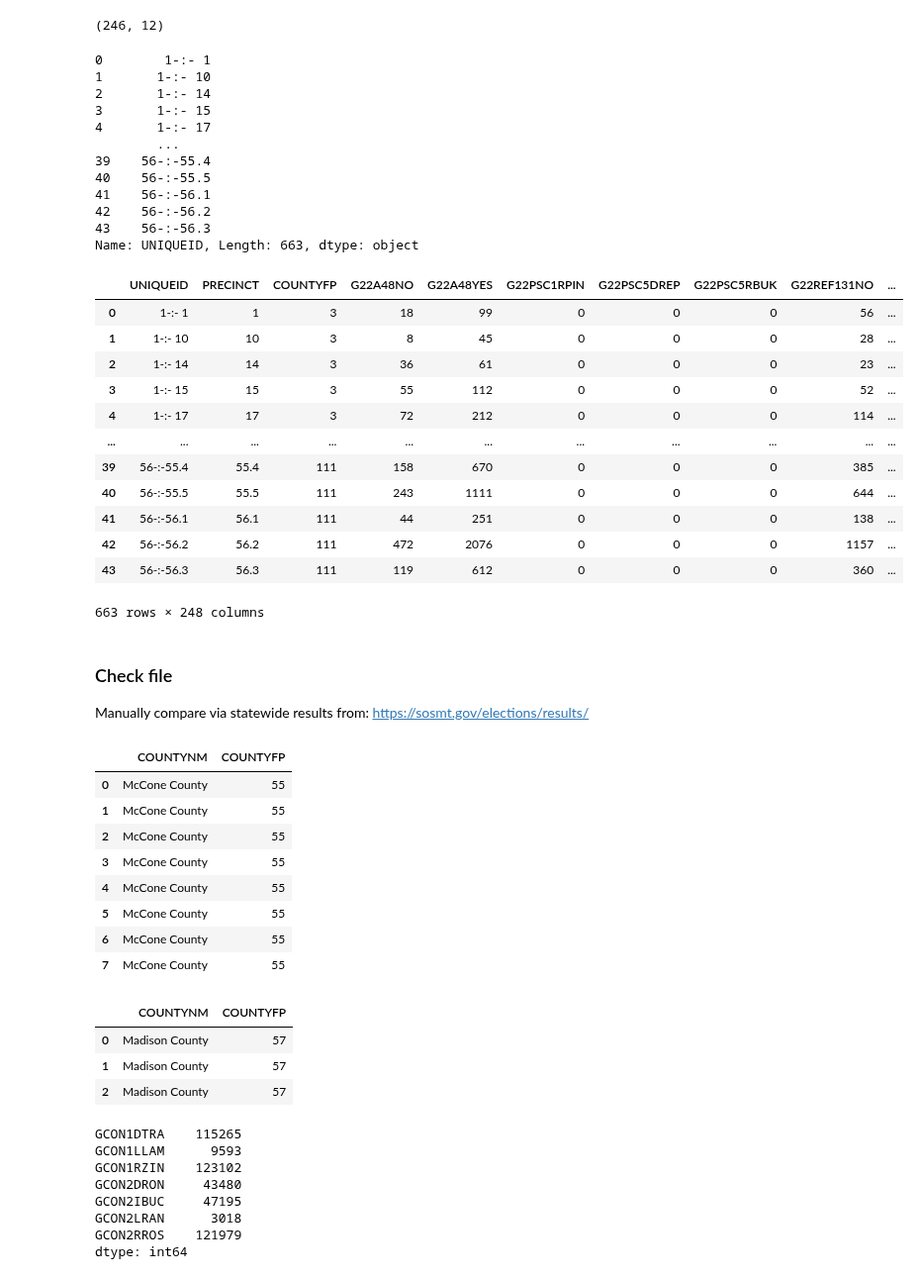
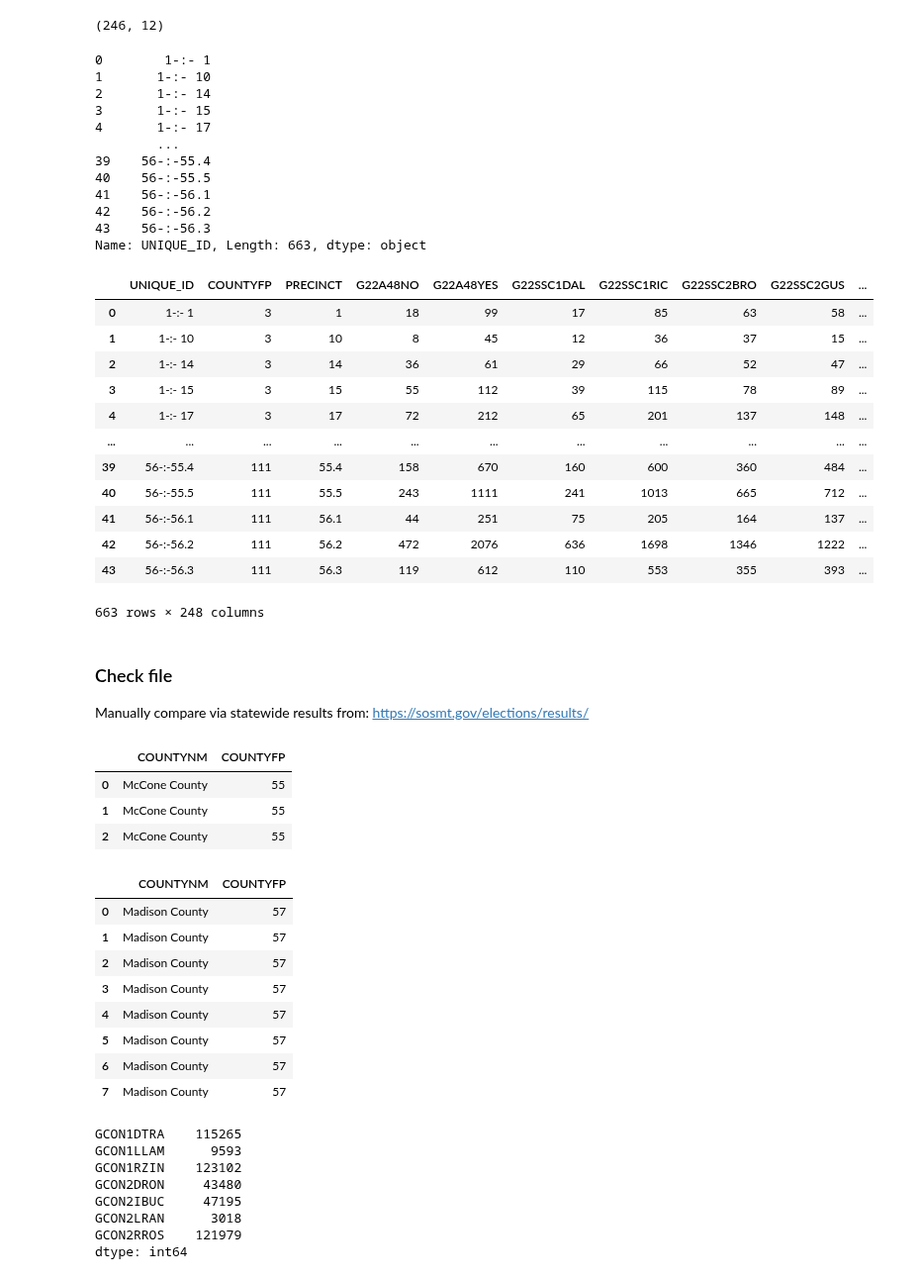
Before and after one commit to nonpartisan-redistricting-datahub/pber_collection, a Jupyter notebook: MT/2022/montana.ipynb, the cells around one changed output. Shown at 99% size. Saved outputs shown, nothing was run; the diff lists cells and outputs as text; code cells hidden in the pictures.

```diff
--- a/MT/2022/montana.ipynb
+++ b/MT/2022/montana.ipynb
@@ -119,19 +119,19 @@ dfcol.loc[dfcol['og_column'].str.contains("UNEX"), "su_dist"] = dfcol['su_dist']
 dfcol.loc[dfcol["office_code"]=="SU", "new_col"] = "G" + dfcol["office_code"] + dfcol['su_dist'].str.zfill(2) + dfcol['party_code'] + dfcol['last_name_code']
 
 #psc
-dfcol.loc[dfcol["office_code"]=="PSC", "new_col"] = "G22" + dfcol["office_code"] + dfcol['psc_dist'] + dfcol['party_code'] + dfcol['last_name_code']
+dfcol.loc[dfcol["office_code"]=="PSC", "new_col"] = "G" + dfcol["office_code"] + dfcol['psc_dist'] + dfcol['party_code'] + dfcol['last_name_code']
 
 #ssc - list something other than party??
 dfcol.loc[dfcol["office_code"]=="SSC", "new_col"] = "G22" + dfcol["office_code"] + + dfcol['og_column'].str.slice(start=-1) + dfcol['last_name_code']
 
 #ref
-dfcol.loc[dfcol["office_code"]=="REF", "new_col"] = "G22" + dfcol["office_code"] + dfcol['ref_no'] + dfcol['last_name_code']
+dfcol.loc[dfcol["office_code"]=="REF", "new_col"] = "G" + dfcol["office_code"] + dfcol['ref_no'] + dfcol['last_name_code']
 
 #const amend
 dfcol.loc[dfcol["office_code"]=="A", "new_col"] = "G22" + dfcol["office_code"] + dfcol['amend_no'] + dfcol['last_name_code']
 
 #Other cols
-dfcol.loc[dfcol['og_column']=="Precinct_UNQ", "new_col"] = "UNIQUEID"
+dfcol.loc[dfcol['og_column']=="Precinct_UNQ", "new_col"] = "UNIQUE_ID"
 dfcol.loc[dfcol['og_column']=="Precinct", "new_col"] = "PRECINCT"
 dfcol.loc[dfcol['og_column']=="count_from_file", "new_col"] = "county_file_id"
 
@@ -169,7 +169,7 @@ for col in final.columns:
     if final[col].sum() == 0:
         print(col)
 # %%
-final["UNIQUEID"]
+final["UNIQUE_ID"]
 # %% [output]
 0        1-:- 1
 1       1-:- 10
@@ -182,37 +182,37 @@ final["UNIQUEID"]
 41    56-:-56.1
 42    56-:-56.2
 43    56-:-56.3
-Name: UNIQUEID, Length: 663, dtype: object
+Name: UNIQUE_ID, Length: 663, dtype: object
 # %%
 county_fips_dict = {"1" :"3", "2" :"1","3" :"5","4" :"7","5" :"9","6" :"11","7" :"13","8" :"15","9" :"17","10" :"19","11" :"21","12" :"23","13" :"25","14" :"27",
-"15" :"29","16" :"31","17" :"33","18" :"35","19" :"37","20" :"39","21" :"41","22" :"43","23" :"45","24" :"47","25" :"49","26" :"51","27" :"53","28" :"55",
-"29" :"57","30" :"59","31" :"61","32" :"63","33" :"65","34" :"67","35" :"69","36" :"71","37" :"73","38" :"75","39" :"77","40" :"79","41" :"81","42" :"83",
+"15" :"29","16" :"31","17" :"33","18" :"35","19" :"37","20" :"39","21" :"41","22" :"43","23" :"45","24" :"47","25" :"49","26" :"51","27" :"53","29" :"55",
+"28" :"57","30" :"59","31" :"61","32" :"63","33" :"65","34" :"67","35" :"69","36" :"71","37" :"73","38" :"75","39" :"77","40" :"79","41" :"81","42" :"83",
 "43" :"85","44" :"87","45" :"89","46" :"91","47" :"93","48" :"95","49" :"97","50" :"99","51" :"101","52" :"103","53" :"105","54" :"107","55" :"109","56" :"111"}
 
-final['cty_file_number'] = final["UNIQUEID"].str.split("-:").str[0]
+final['cty_file_number'] = final["UNIQUE_ID"].str.split("-:").str[0]
 final["COUNTYFP"] = final["cty_file_number"].map(county_fips_dict)
-final["PRECINCT"] = final["UNIQUEID"].str.split(":-").str[1]
+final["PRECINCT"] = final["UNIQUE_ID"].str.split(":-").str[1]
 # %%
 #Make floats int
-final[list(set(final.columns)-{'UNIQUEID','PRECINCT','cty_file_number','COUNTYFP'})]=final[list(set(final.columns)-{'UNIQUEID','PRECINCT','cty_file_number','COUNTYFP'})].astype(int)
+final[list(set(final.columns)-{'UNIQUE_ID','PRECINCT','cty_file_number','COUNTYFP'})]=final[list(set(final.columns)-{'UNIQUE_ID','PRECINCT','cty_file_number','COUNTYFP'})].astype(int)
 #Reorder
 election_cols = final.columns[final.columns.str.startswith("G")].sort_values()
 #Sort alphabetically
-final = final[['UNIQUEID','PRECINCT','COUNTYFP']+list(election_cols)]
+final = final[['UNIQUE_ID','COUNTYFP','PRECINCT']+list(election_cols)]
 final
 # %% [output]
-|  | UNIQUEID | PRECINCT | COUNTYFP | G22A48NO | G22A48YES | G22PSC1RPIN | G22PSC5DREP | G22PSC5RBUK | G22REF131NO | ... |
-| 0 | 1-:- 1 | 1 | 3 | 18 | 99 | 0 | 0 | 0 | 56 | ... |
-| 1 | 1-:- 10 | 10 | 3 | 8 | 45 | 0 | 0 | 0 | 28 | ... |
-| 2 | 1-:- 14 | 14 | 3 | 36 | 61 | 0 | 0 | 0 | 23 | ... |
-| 3 | 1-:- 15 | 15 | 3 | 55 | 112 | 0 | 0 | 0 | 52 | ... |
-| 4 | 1-:- 17 | 17 | 3 | 72 | 212 | 0 | 0 | 0 | 114 | ... |
+|  | UNIQUE_ID | COUNTYFP | PRECINCT | G22A48NO | G22A48YES | G22SSC1DAL | G22SSC1RIC | G22SSC2BRO | G22SSC2GUS | ... |
+| 0 | 1-:- 1 | 3 | 1 | 18 | 99 | 17 | 85 | 63 | 58 | ... |
+| 1 | 1-:- 10 | 3 | 10 | 8 | 45 | 12 | 36 | 37 | 15 | ... |
+| 2 | 1-:- 14 | 3 | 14 | 36 | 61 | 29 | 66 | 52 | 47 | ... |
+| 3 | 1-:- 15 | 3 | 15 | 55 | 112 | 39 | 115 | 78 | 89 | ... |
+| 4 | 1-:- 17 | 3 | 17 | 72 | 212 | 65 | 201 | 137 | 148 | ... |
 | ... | ... | ... | ... | ... | ... | ... | ... | ... | ... | ... |
-| 39 | 56-:-55.4 | 55.4 | 111 | 158 | 670 | 0 | 0 | 0 | 385 | ... |
-| 40 | 56-:-55.5 | 55.5 | 111 | 243 | 1111 | 0 | 0 | 0 | 644 | ... |
-| 41 | 56-:-56.1 | 56.1 | 111 | 44 | 251 | 0 | 0 | 0 | 138 | ... |
-| 42 | 56-:-56.2 | 56.2 | 111 | 472 | 2076 | 0 | 0 | 0 | 1157 | ... |
-| 43 | 56-:-56.3 | 56.3 | 111 | 119 | 612 | 0 | 0 | 0 | 360 | ... |
+| 39 | 56-:-55.4 | 111 | 55.4 | 158 | 670 | 160 | 600 | 360 | 484 | ... |
+| 40 | 56-:-55.5 | 111 | 55.5 | 243 | 1111 | 241 | 1013 | 665 | 712 | ... |
+| 41 | 56-:-56.1 | 111 | 56.1 | 44 | 251 | 75 | 205 | 164 | 137 | ... |
+| 42 | 56-:-56.2 | 111 | 56.2 | 472 | 2076 | 636 | 1698 | 1346 | 1222 | ... |
+| 43 | 56-:-56.3 | 111 | 56.3 | 119 | 612 | 110 | 553 | 355 | 393 | ... |
 663 rows × 248 columns
 # %% [markdown]
 ### Check file
@@ -230,11 +230,6 @@ check[['COUNTYNM', "COUNTYFP"]][check['COUNTYNM']=="McCone County"]
 | 0 | McCone County | 55 |
 | 1 | McCone County | 55 |
 | 2 | McCone County | 55 |
-| 3 | McCone County | 55 |
-| 4 | McCone County | 55 |
-| 5 | McCone County | 55 |
-| 6 | McCone County | 55 |
-| 7 | McCone County | 55 |
 # %%
 check[['COUNTYNM', "COUNTYFP"]][check['COUNTYNM']=="Madison County"]
 # %% [output]
@@ -242,6 +237,11 @@ check[['COUNTYNM', "COUNTYFP"]][check['COUNTYNM']=="Madison County"]
 | 0 | Madison County | 57 |
 | 1 | Madison County | 57 |
 | 2 | Madison County | 57 |
+| 3 | Madison County | 57 |
+| 4 | Madison County | 57 |
+| 5 | Madison County | 57 |
+| 6 | Madison County | 57 |
+| 7 | Madison County | 57 |
 # %%
 #Match
 check[check.columns[check.columns.str.contains("CON")]].sum()
```
Also changed, not shown: parts of 8 cells of this notebook.
